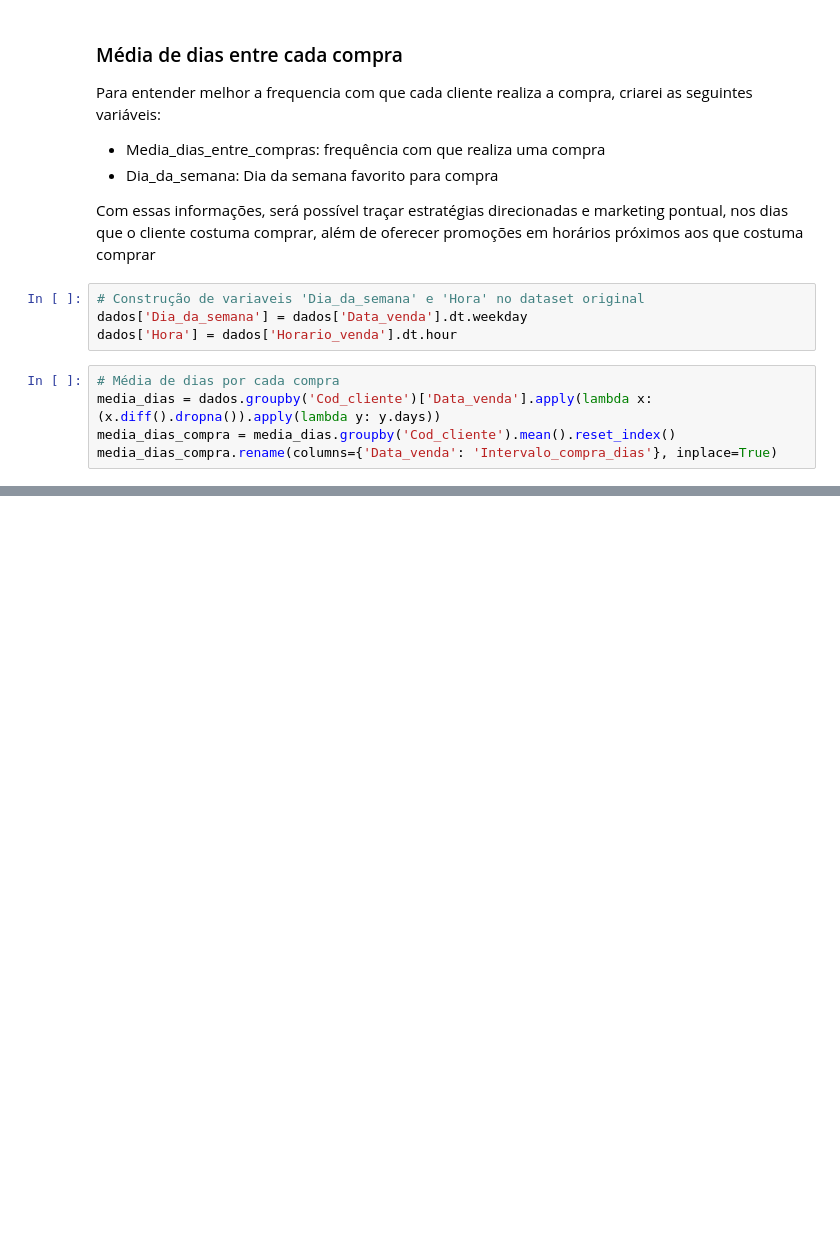
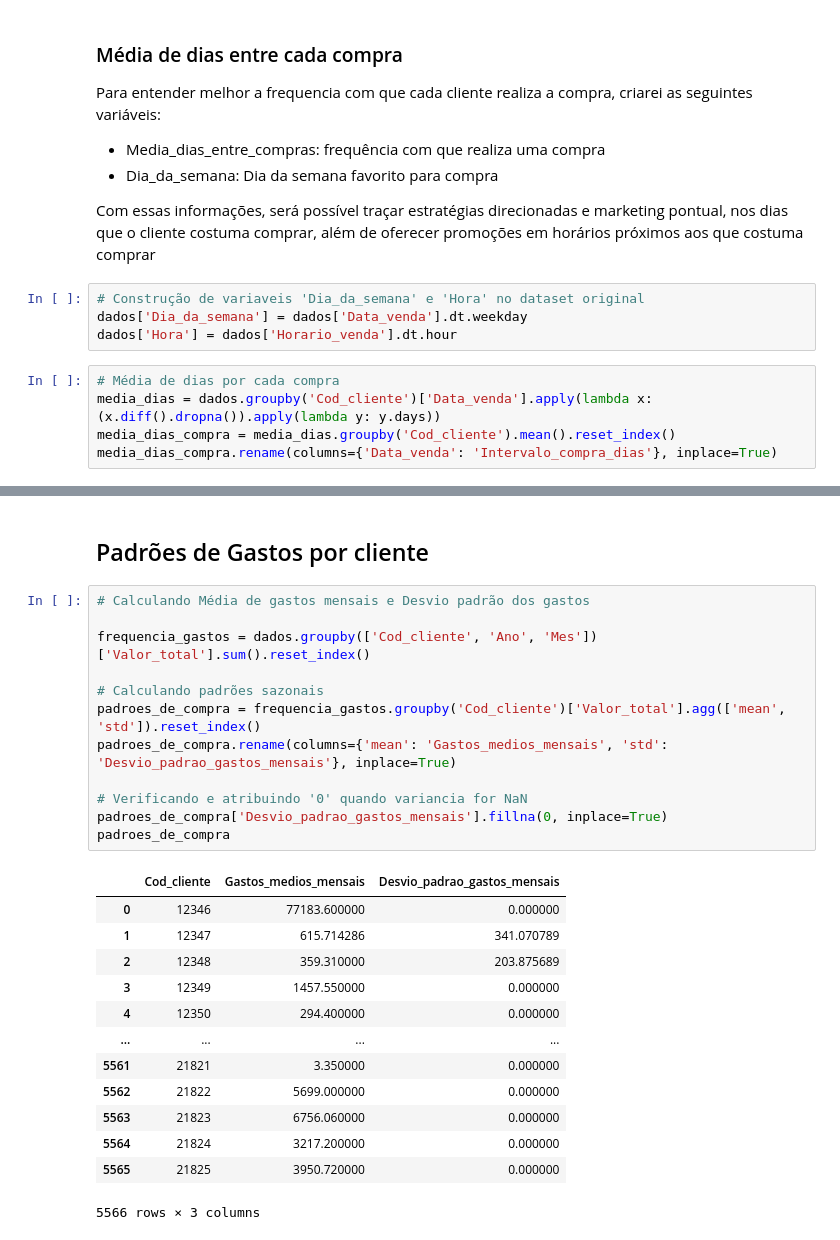
Before and after one commit to alyssonmontovanelli/segmentacao_Clientes_Ecomerce, a Jupyter notebook: EDA/02_EDA_Eng_Atributos_2.ipynb, the cells around one changed output, grey strips where cells are left out. Drawn from its saved outputs; the diff is of its cells as text; blank space fills up the shorter version.

```diff
--- a/EDA/02_EDA_Eng_Atributos_2.ipynb
+++ b/EDA/02_EDA_Eng_Atributos_2.ipynb
@@ -553,0 +491,28 @@ Name: count, dtype: int64
+# %% [markdown]
+## Padrões de Gastos por cliente
+# %%
+# Calculando Média de gastos mensais e Desvio padrão dos gastos
+
+frequencia_gastos = dados.groupby(['Cod_cliente', 'Ano', 'Mes'])['Valor_total'].sum().reset_index()
+
+# Calculando padrões sazonais
+padroes_de_compra = frequencia_gastos.groupby('Cod_cliente')['Valor_total'].agg(['mean', 'std']).reset_index()
+padroes_de_compra.rename(columns={'mean': 'Gastos_medios_mensais', 'std': 'Desvio_padrao_gastos_mensais'}, inplace=True)
+
+# Verificando e atribuindo '0' quando variancia for NaN
+padroes_de_compra['Desvio_padrao_gastos_mensais'].fillna(0, inplace=True)
+padroes_de_compra
+# %% [output]
+|  | Cod_cliente | Gastos_medios_mensais | Desvio_padrao_gastos_mensais |
+| 0 | 12346 | 77183.600000 | 0.000000 |
+| 1 | 12347 | 615.714286 | 341.070789 |
+| 2 | 12348 | 359.310000 | 203.875689 |
+| 3 | 12349 | 1457.550000 | 0.000000 |
+| 4 | 12350 | 294.400000 | 0.000000 |
+| ... | ... | ... | ... |
+| 5561 | 21821 | 3.350000 | 0.000000 |
+| 5562 | 21822 | 5699.000000 | 0.000000 |
+| 5563 | 21823 | 6756.060000 | 0.000000 |
+| 5564 | 21824 | 3217.200000 | 0.000000 |
+| 5565 | 21825 | 3950.720000 | 0.000000 |
+5566 rows × 3 columns
```
Also changed, not shown: parts of 47 cells of this notebook.
